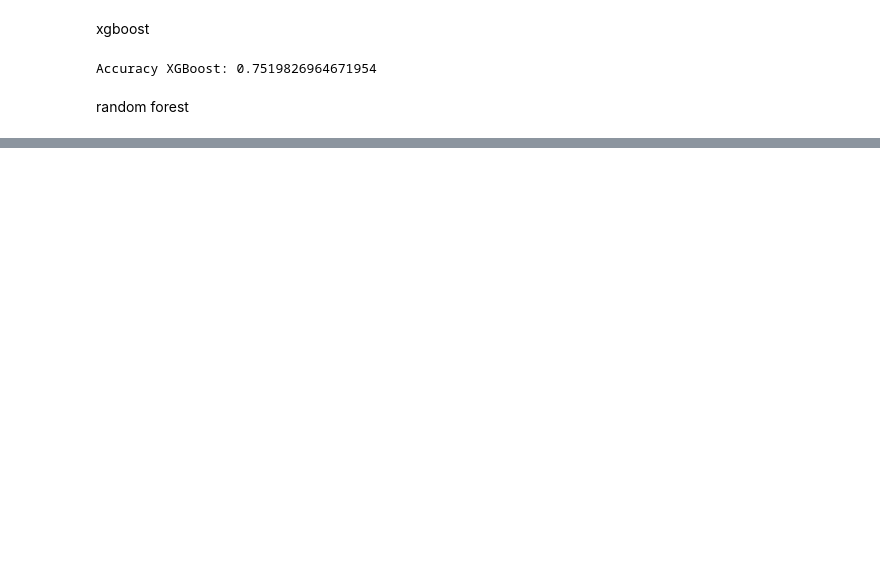
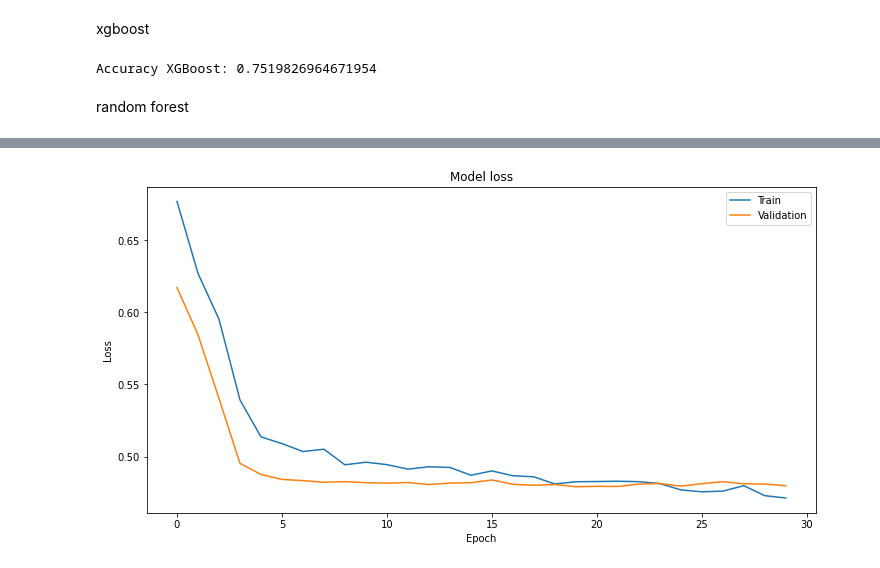
Before and after one commit to asns2001/451-Group_Project, a Jupyter notebook: peter_models.ipynb, the cells around one changed output, grey strips where cells are left out. Saved outputs shown, nothing was run; the diff lists cells and outputs as text; code cells hidden in the pictures; blank space fills up the shorter version.

Commit message:
updated models

```diff
--- a/peter_models.ipynb
+++ b/peter_models.ipynb
@@ -259,0 +278,26 @@ KeyboardInterrupt:
+# %%
+from tensorflow.keras.layers import Dropout
+
+input_layer = Input(shape=(X_train_dummy.shape[1],))
+
+dense = Dense(128, kernel_initializer=tf.keras.initializers.HeNormal())(input_layer)
+dense = BatchNormalization()(dense)
+dense = tf.keras.activations.relu(dense)
+dense = Dropout(0.2)(dense)
+
+dense = Dense(64, kernel_initializer=tf.keras.initializers.HeNormal())(dense)
+dense = BatchNormalization()(dense)
+dense = tf.keras.activations.relu(dense)
+dense = Dropout(0.2)(dense)
+
+dense = Dense(64, kernel_initializer=tf.keras.initializers.HeNormal())(dense)
+dense = BatchNormalization()(dense)
+dense = tf.keras.activations.relu(dense)
+dense = Dropout(0.2)(dense)
+
+output = Dense(1, activation='sigmoid')(dense)
+
+model2 = tf.keras.models.Model(inputs=input_layer, outputs=output)
+
+model2.compile(loss='binary_crossentropy', optimizer='adam', metrics=['accuracy'])
+hist2 = model2.fit(X_train_dummy, y_train_dummy, epochs=30, batch_size=32, validation_split=0.2)
@@ -259,0 +322,14 @@ KeyboardInterrupt:
+# %%
+import matplotlib.pyplot as plt
+
+# Plot training & validation loss values
+plt.figure(figsize=(12, 6))
+plt.plot(hist2.history['loss'])
+plt.plot(hist2.history['val_loss'])
+plt.title('Model loss')
+plt.ylabel('Loss')
+plt.xlabel('Epoch')
+plt.legend(['Train', 'Validation'], loc='upper right')
+plt.show()
+# %% [output]
+[figure, added]
```
Also changed, not shown: parts of 10 cells of this notebook.
